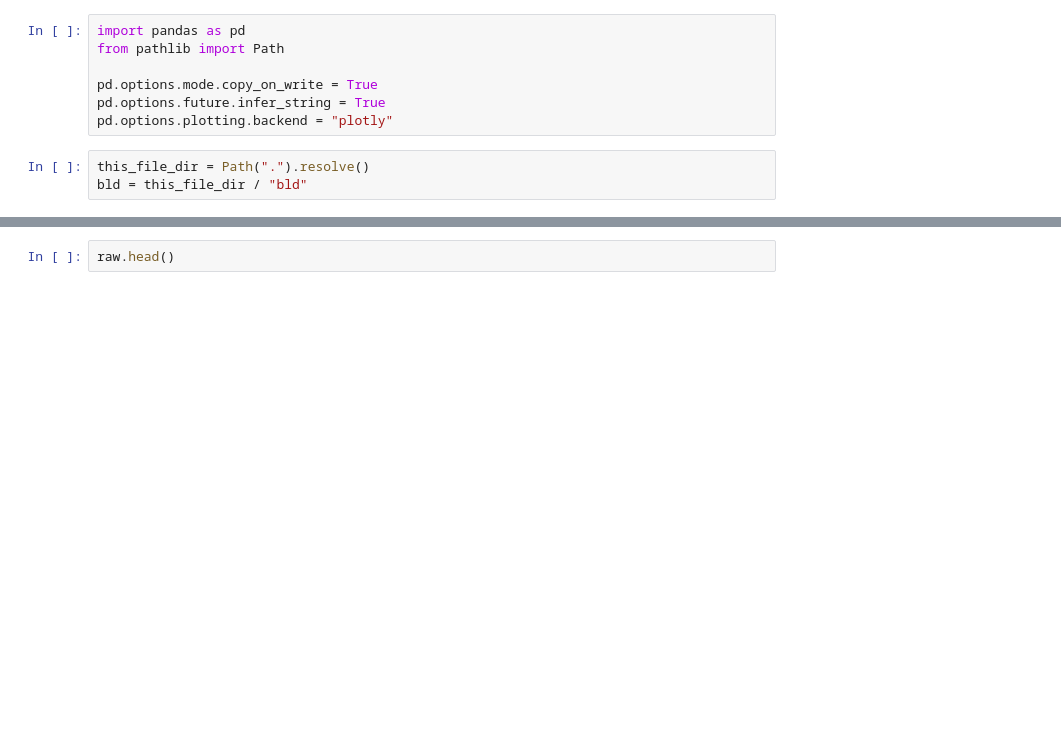
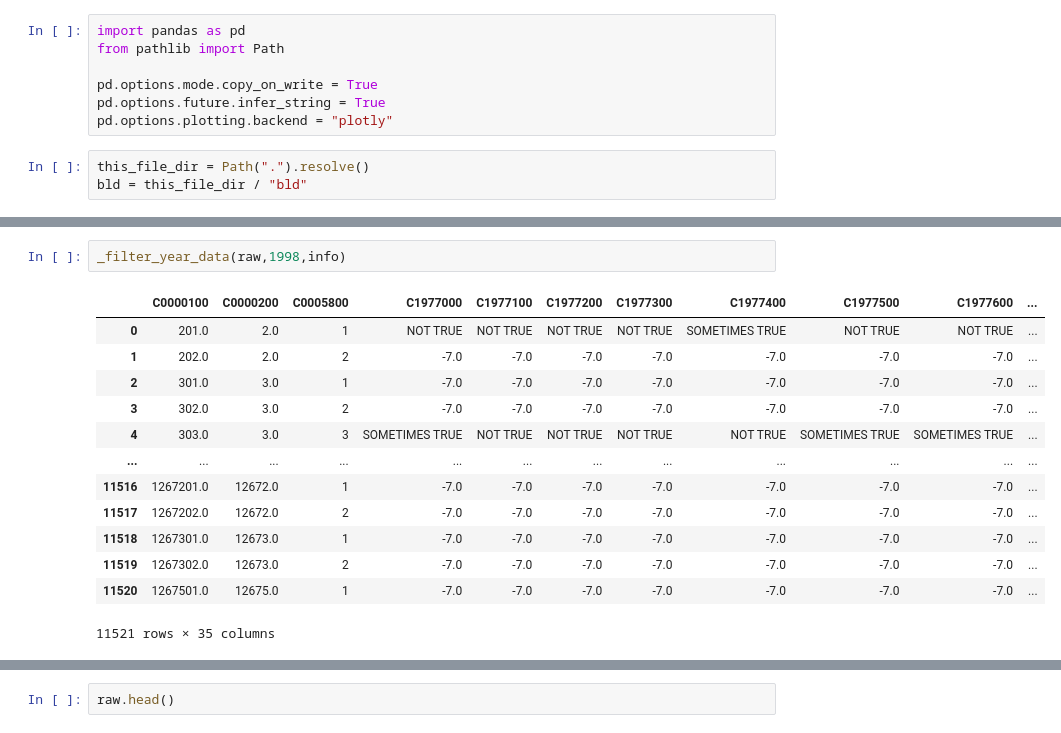
Before and after one commit to botanyse/EPP-course-materials, a Jupyter notebook: assignment2/checkcode2.ipynb, the cells around one changed output, grey strips where cells are left out. Saved outputs shown, nothing was run; the diff lists cells and outputs as text; blank space fills up the shorter version.

```diff
--- a/assignment2/checkcode2.ipynb
+++ b/assignment2/checkcode2.ipynb
@@ -13,0 +110,16 @@ info = pd.read_csv(bld / "bpi_variable_info.csv")
+# %%
+_filter_year_data(raw,1998,info)
+# %% [output]
+|  | C0000100 | C0000200 | C0005800 | C1977000 | C1977100 | C1977200 | C1977300 | C1977400 | C1977500 | C1977600 | ... |
+| 0 | 201.0 | 2.0 | 1 | NOT TRUE | NOT TRUE | NOT TRUE | NOT TRUE | SOMETIMES TRUE | NOT TRUE | NOT TRUE | ... |
+| 1 | 202.0 | 2.0 | 2 | -7.0 | -7.0 | -7.0 | -7.0 | -7.0 | -7.0 | -7.0 | ... |
+| 2 | 301.0 | 3.0 | 1 | -7.0 | -7.0 | -7.0 | -7.0 | -7.0 | -7.0 | -7.0 | ... |
+| 3 | 302.0 | 3.0 | 2 | -7.0 | -7.0 | -7.0 | -7.0 | -7.0 | -7.0 | -7.0 | ... |
+| 4 | 303.0 | 3.0 | 3 | SOMETIMES TRUE | NOT TRUE | NOT TRUE | NOT TRUE | NOT TRUE | SOMETIMES TRUE | SOMETIMES TRUE | ... |
+| ... | ... | ... | ... | ... | ... | ... | ... | ... | ... | ... | ... |
+| 11516 | 1267201.0 | 12672.0 | 1 | -7.0 | -7.0 | -7.0 | -7.0 | -7.0 | -7.0 | -7.0 | ... |
+| 11517 | 1267202.0 | 12672.0 | 2 | -7.0 | -7.0 | -7.0 | -7.0 | -7.0 | -7.0 | -7.0 | ... |
+| 11518 | 1267301.0 | 12673.0 | 1 | -7.0 | -7.0 | -7.0 | -7.0 | -7.0 | -7.0 | -7.0 | ... |
+| 11519 | 1267302.0 | 12673.0 | 2 | -7.0 | -7.0 | -7.0 | -7.0 | -7.0 | -7.0 | -7.0 | ... |
+| 11520 | 1267501.0 | 12675.0 | 1 | -7.0 | -7.0 | -7.0 | -7.0 | -7.0 | -7.0 | -7.0 | ... |
+11521 rows × 35 columns
```
Also changed, not shown: parts of 38 cells of this notebook, 4 other files.
